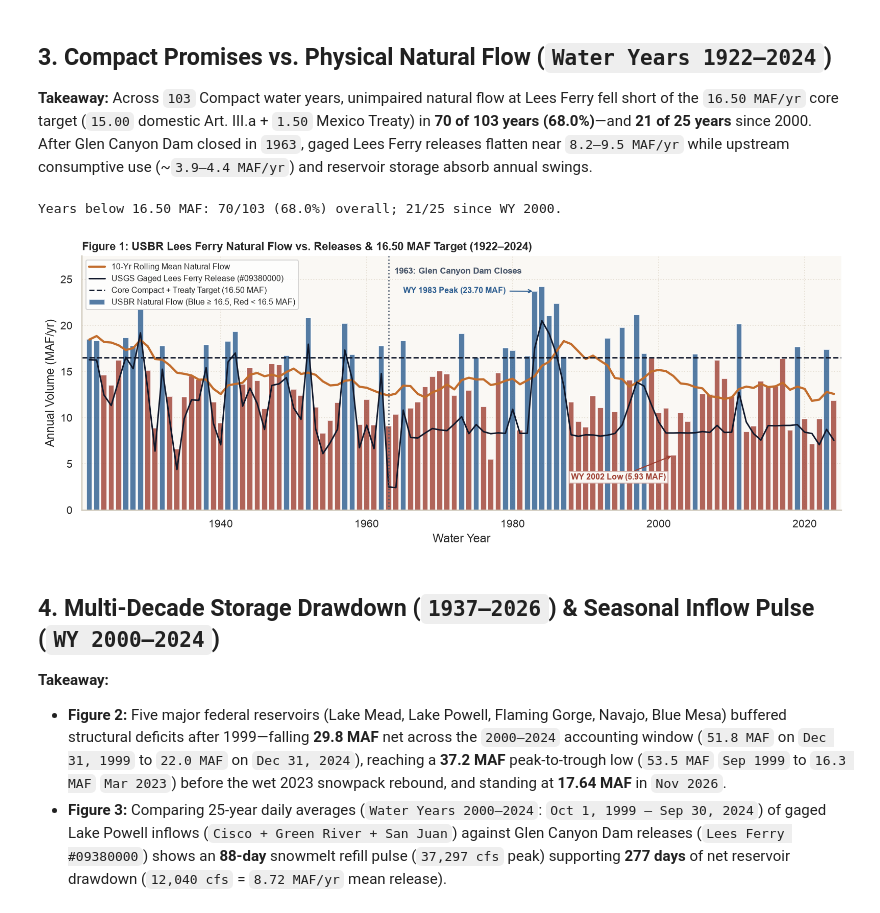
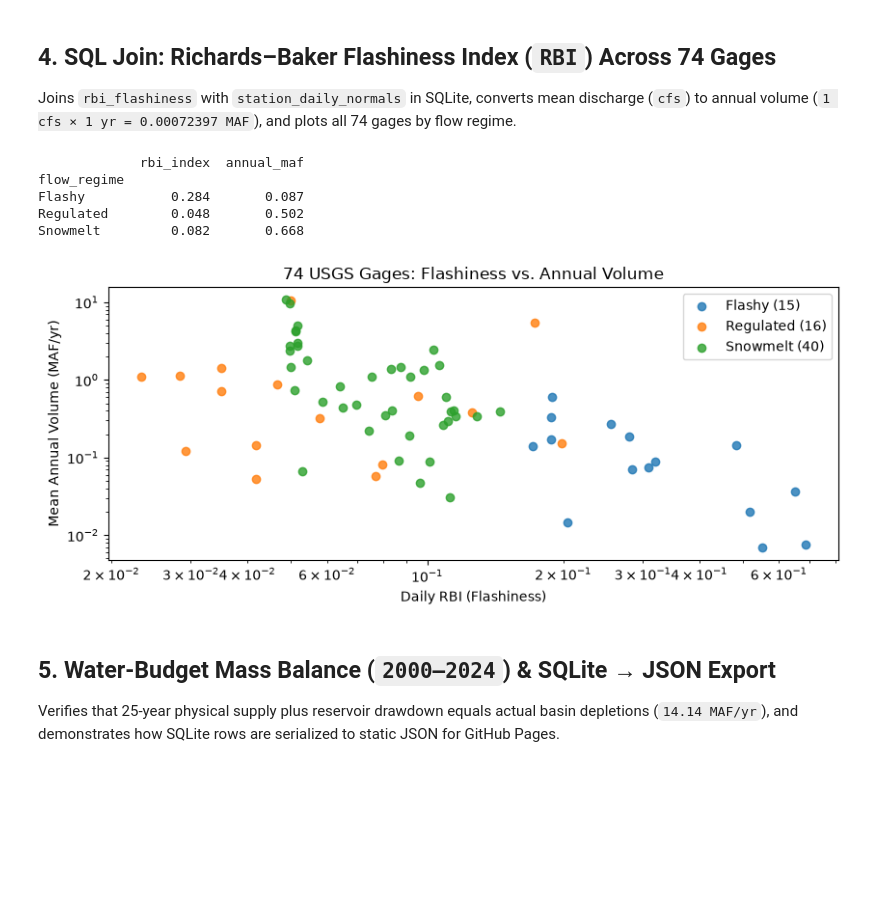
Before and after one commit to schochdo/schochdo.github.io, a Jupyter notebook: public/colorado_river/notebooks/colorado_river_analysis.ipynb, the cells around one changed output. Drawn from its saved outputs; the diff is of its cells as text; code cells hidden in the pictures; blank space fills up the shorter version.

Commit message:
Sync Colorado River v2.4.13 pre-presentation polish, links, 5-block notebook & widescreen scaling

```diff
--- a/public/colorado_river/notebooks/colorado_river_analysis.ipynb
+++ b/public/colorado_river/notebooks/colorado_river_analysis.ipynb
@@ -174,40 +81,33 @@ USBR Lees Ferry Natural Flow Windows:
 # %% [markdown]
-## 3. Compact Promises vs. Physical Natural Flow (`Water Years 1922–2024`)
-**Takeaway:** Across `103` Compact water years, unimpaired natural flow at Lees Ferry fell short of the `16.50 MAF/yr` core target (`15.00` domestic Art. III.a + `1.50` Mexico Treaty) in **70 of 103 years (68.0%)**—and **21 of 25 years** since 2000. After Glen Canyon Dam closed in `1963`, gaged Lees Ferry releases flatten near `8.2–9.5 MAF/yr` while upstream consumptive use (~`3.9–4.4 MAF/yr`) and reservoir storage absorb annual swings.
+## 4. SQL Join: Richards–Baker Flashiness Index (`RBI`) Across 74 Gages
+Joins `rbi_flashiness` with `station_daily_normals` in SQLite, converts mean discharge (`cfs`) to annual volume (`1 cfs × 1 yr = 0.00072397 MAF`), and plots all 74 gages by flow regime.
 # %%
-df_lf = q('SELECT * FROM view_compact_surplus_deficit ORDER BY water_year')
-deficit_all = int((df_lf['natural_flow_maf'] < 16.5).sum())
-deficit_2000 = int((df_lf.loc[df_lf['water_year'] >= 2000, 'natural_flow_maf'] < 16.5).sum())
-print(f'Years below 16.50 MAF: {deficit_all}/{len(df_lf)} ({100*deficit_all/len(df_lf):.1f}%) overall; {deficit_2000}/25 since WY 2000.')
+import sqlite3, tempfile, pandas as pd, matplotlib.pyplot as plt
+from pathlib import Path
 
-fig, ax = plt.subplots(figsize=(11.5, 4.6), dpi=140)
-colors = [PALETTE['blue'] if v >= 16.5 else PALETTE['red'] for v in df_lf['natural_flow_maf']]
-ax.bar(df_lf['water_year'], df_lf['natural_flow_maf'], color=colors, alpha=0.80, width=0.82, label='USBR Natural Flow (Blue ≥ 16.5, Red < 16.5 MAF)')
-sns.lineplot(data=df_lf, x='water_year', y='ten_year_rolling_mean_maf', ax=ax, color=PALETTE['ochre'], lw=2.2, label='10-Yr Rolling Mean Natural Flow')
-sns.lineplot(data=df_lf, x='water_year', y='gaged_flow_maf', ax=ax, color=PALETTE['ink'], lw=1.5, label='USGS Gaged Lees Ferry Release (#09380000)')
-ax.axhline(16.5, color=PALETTE['ink'], ls='--', lw=1.4, label='Core Compact + Treaty Target (16.50 MAF)')
-ax.axvline(1963, color=PALETTE['slate'], ls=':', lw=1.3)
-ax.text(1963.8, 25.6, '1963: Glen Canyon Dam Closes', fontsize=8.5, color=PALETTE['slate'], fontweight='bold')
-ax.annotate('WY 1983 Peak (23.70 MAF)', xy=(1983, 23.70), xytext=(1965, 23.5),
-            arrowprops=dict(arrowstyle='->', color=PALETTE['blue'], lw=1.0), fontsize=8.2, fontweight='bold', color=PALETTE['blue'])
-ax.annotate('WY 2002 Low (5.93 MAF)', xy=(2002, 5.93), xytext=(1988, 3.3),
-            bbox=dict(boxstyle='square,pad=0.22', fc='#faf8f4', ec='#cfa9a2', lw=0.8),
-            arrowprops=dict(arrowstyle='->', color=PALETTE['red'], lw=1.1), fontsize=8.2, fontweight='bold', color=PALETTE['red'])
-ax.set_title('Figure 1: USBR Lees Ferry Natural Flow vs. Releases & 16.50 MAF Target (1922–2024)', fontsize=11.5, fontweight='bold', loc='left')
-ax.set_xlabel('Water Year')
-ax.set_ylabel('Annual Volume (MAF/yr)')
-ax.set_xlim(1921, 2025)
-ax.set_ylim(0, 27.5)
-ax.legend(loc='upper left', fontsize=8, frameon=True, facecolor='white')
-sns.despine(ax=ax)
-plt.tight_layout()
-plt.show()
+db_path = next((p for p in [Path('data/colorado_river_basin.db'), Path('../data/colorado_river_basin.db'), Path(tempfile.gettempdir()) / 'colorado_river_basin.db'] if p.exists()), None)
+conn = sqlite3.connect(db_path)
+df_rbi = pd.read_sql_query('''
+    SELECT r.station_id, r.station_name, r.flow_regime, r.rbi_index,
+           ROUND(AVG(n.mean_cfs) * 0.00072397, 4) AS annual_maf
+    FROM rbi_flashiness r JOIN station_daily_normals n ON r.station_id = n.station_id
+    GROUP BY r.station_id
+''', conn)
+print(df_rbi.groupby('flow_regime')[['rbi_index', 'annual_maf']].median().round(3))
+
+fig, ax = plt.subplots(figsize=(8.5, 3.8))
+for regime, grp in df_rbi.groupby('flow_regime'):
+    ax.scatter(grp['rbi_index'], grp['annual_maf'], label=f'{regime} ({len(grp)})', alpha=0.8)
+ax.set(xscale='log', yscale='log', xlabel='Daily RBI (Flashiness)', ylabel='Mean Annual Volume (MAF/yr)', title='74 USGS Gages: Flashiness vs. Annual Volume')
+ax.legend(); plt.tight_layout(); plt.show()
 # %% [output]
-Years below 16.50 MAF: 70/103 (68.0%) overall; 21/25 since WY 2000.
+             rbi_index  annual_maf
+flow_regime
+Flashy           0.284       0.087
+Regulated        0.048       0.502
+Snowmelt         0.082       0.668
-[figure, old version]
+[figure, new version]
 # %% [markdown]
-## 4. Multi-Decade Storage Drawdown (`1937–2026`) & Seasonal Inflow Pulse (`WY 2000–2024`)
-**Takeaway:**
-- **Figure 2:** Five major federal reservoirs (Lake Mead, Lake Powell, Flaming Gorge, Navajo, Blue Mesa) buffered structural deficits after 1999—falling **29.8 MAF** net across the `2000–2024` accounting window (`51.8 MAF` on `Dec 31, 1999` to `22.0 MAF` on `Dec 31, 2024`), reaching a **37.2 MAF** peak-to-trough low (`53.5 MAF` `Sep 1999` to `16.3 MAF` `Mar 2023`) before the wet 2023 snowpack rebound, and standing at **17.64 MAF** in `Nov 2026`.
-- **Figure 3:** Comparing 25-year daily averages (`Water Years 2000–2024`: `Oct 1, 1999 – Sep 30, 2024`) of gaged Lake Powell inflows (`Cisco + Green River + San Juan`) against Glen Canyon Dam releases (`Lees Ferry #09380000`) shows an **88-day** snowmelt refill pulse (`37,297 cfs` peak) supporting **277 days** of net reservoir drawdown (`12,040 cfs` = `8.72 MAF/yr` mean release).
+## 5. Water-Budget Mass Balance (`2000–2024`) & SQLite → JSON Export
+Verifies that 25-year physical supply plus reservoir drawdown equals actual basin depletions (`14.14 MAF/yr`), and demonstrates how SQLite rows are serialized to static JSON for GitHub Pages.
 # %%
```
Also changed, not shown: parts of 13 cells of this notebook, 27 other files.
